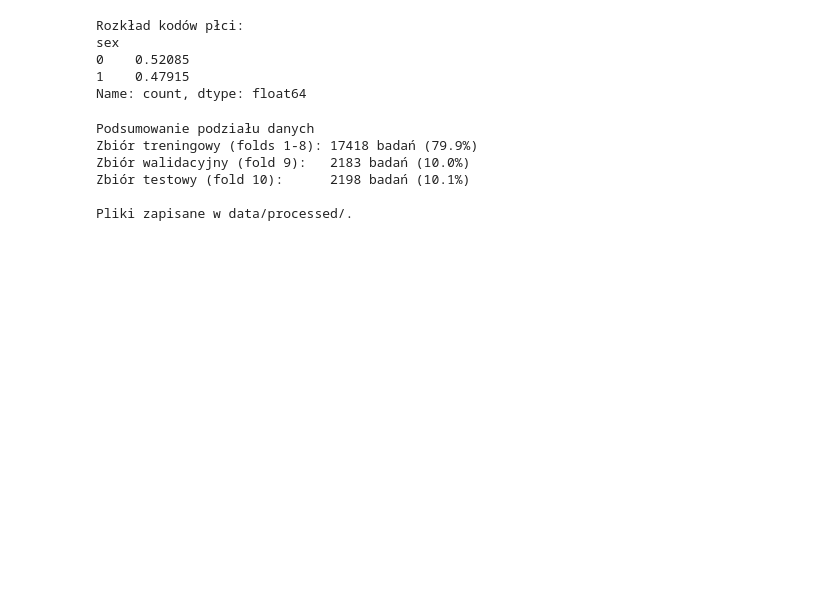
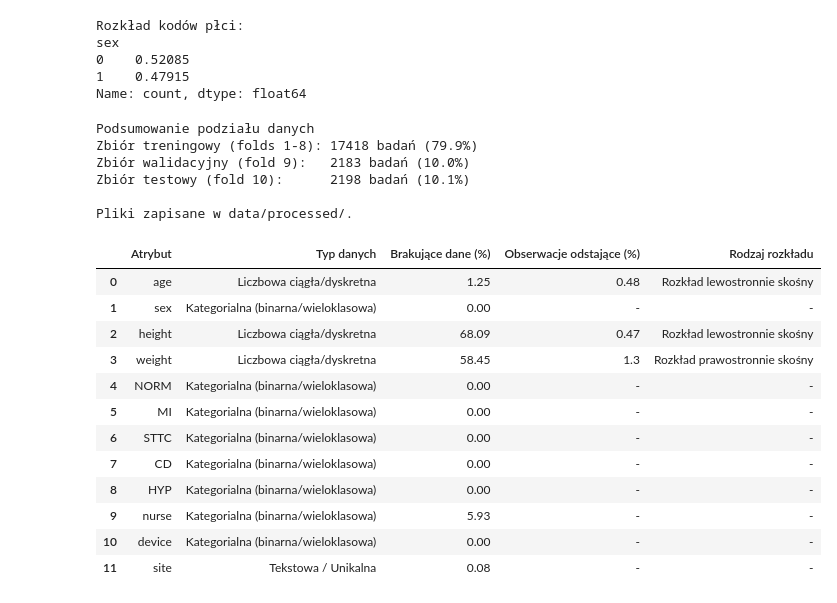
Before and after one commit to KarolMadraszek/ecg-classification-masters-thesis, a Jupyter notebook: notebooks/01_eda_and_stats.ipynb, the cells around one changed output. Saved outputs shown, nothing was run; the diff lists cells and outputs as text; code cells hidden in the pictures; blank space fills up the shorter version.

```diff
--- a/notebooks/01_eda_and_stats.ipynb
+++ b/notebooks/01_eda_and_stats.ipynb
@@ -110,3 +110,75 @@ Zbiór walidacyjny (fold 9):   2183 badań (10.0%)
 Zbiór testowy (fold 10):      2198 badań (10.1%)
 
 Pliki zapisane w data/processed/.
+# %%
+import pandas as pd
+from scipy.stats import skew, kurtosis
+
+df = pd.read_csv('../data/processed/train_meta.csv', index_col='ecg_id', low_memory=False)
+
+def profile_dataset(df):
+    profiling = []
+
+    df['site'] = df['site'].astype(str)
+
+    for col in df.columns:
+        dtype = str(df[col].dtype)
+        missing_pct = (df[col].isna().sum() / len(df)) * 100     # Odsetek brakujących wartości
+
+        unique_vals = df[col].nunique()                          # Kategoryzacja własna
+        if dtype in ['float64', 'int64'] and unique_vals > 20:
+            var_type = 'Liczbowa ciągła/dyskretna'
+        elif unique_vals <= 20:
+            var_type = 'Kategorialna (binarna/wieloklasowa)'
+        else:
+            var_type = 'Tekstowa / Unikalna'
+
+        # Szacowanie rozkładu i szumu (tylko dla cech liczbowych ciągłych)
+        dist_type = '-'
+        outliers_pct = '-'
+        if var_type == 'Liczbowa ciągła/dyskretna' and df[col].notna().sum() > 0:
+            clean_series = df[col].dropna()
+
+            # Elementy odstające (Metoda rozstępu międzykwartylowego)
+            Q1 = clean_series.quantile(0.25)
+            Q3 = clean_series.quantile(0.75)
+            IQR = Q3 - Q1
+            outliers = ((clean_series < (Q1 - 1.5 * IQR)) | (clean_series > (Q3 + 1.5 * IQR))).sum()
+            outliers_pct = (outliers / len(clean_series)) * 100
+
+            # Analiza skośności
+            s = skew(clean_series)
+            if abs(s) < 0.5:
+                dist_type = 'Zbliżony do rozkładu normalnego'
+            elif s >= 0.5:
+                dist_type = 'Rozkład prawostronnie skośny'
+            else:
+                dist_type = 'Rozkład lewostronnie skośny'
+
+        profiling.append({
+            'Atrybut': col,
+            'Typ danych': var_type,
+            'Brakujące dane (%)': round(missing_pct, 2),
+            'Obserwacje odstające (%)': round(outliers_pct, 2) if outliers_pct != '-' else '-',
+            'Rodzaj rozkładu': dist_type
+        })
+
+    return pd.DataFrame(profiling)
+
+if __name__ == '__main__':
+    report = profile_dataset(df[['age', 'sex', 'height', 'weight', 'NORM', 'MI', 'STTC', 'CD', 'HYP', 'nurse', 'device', 'site']])
+    display(report)
+# %% [output]
+|  | Atrybut | Typ danych | Brakujące dane (%) | Obserwacje odstające (%) | Rodzaj rozkładu |
+| 0 | age | Liczbowa ciągła/dyskretna | 1.25 | 0.48 | Rozkład lewostronnie skośny |
+| 1 | sex | Kategorialna (binarna/wieloklasowa) | 0.00 | - | - |
+| 2 | height | Liczbowa ciągła/dyskretna | 68.09 | 0.47 | Rozkład lewostronnie skośny |
+| 3 | weight | Liczbowa ciągła/dyskretna | 58.45 | 1.3 | Rozkład prawostronnie skośny |
+| 4 | NORM | Kategorialna (binarna/wieloklasowa) | 0.00 | - | - |
+| 5 | MI | Kategorialna (binarna/wieloklasowa) | 0.00 | - | - |
+| 6 | STTC | Kategorialna (binarna/wieloklasowa) | 0.00 | - | - |
+| 7 | CD | Kategorialna (binarna/wieloklasowa) | 0.00 | - | - |
+| 8 | HYP | Kategorialna (binarna/wieloklasowa) | 0.00 | - | - |
+| 9 | nurse | Kategorialna (binarna/wieloklasowa) | 5.93 | - | - |
+| 10 | device | Kategorialna (binarna/wieloklasowa) | 0.00 | - | - |
+| 11 | site | Tekstowa / Unikalna | 0.08 | - | - |
```
